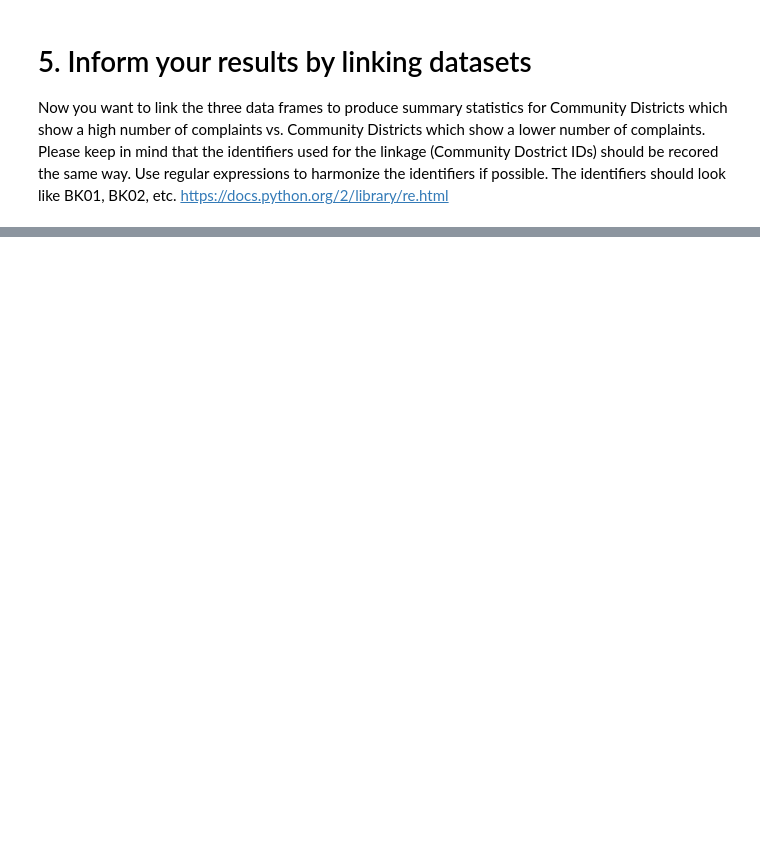
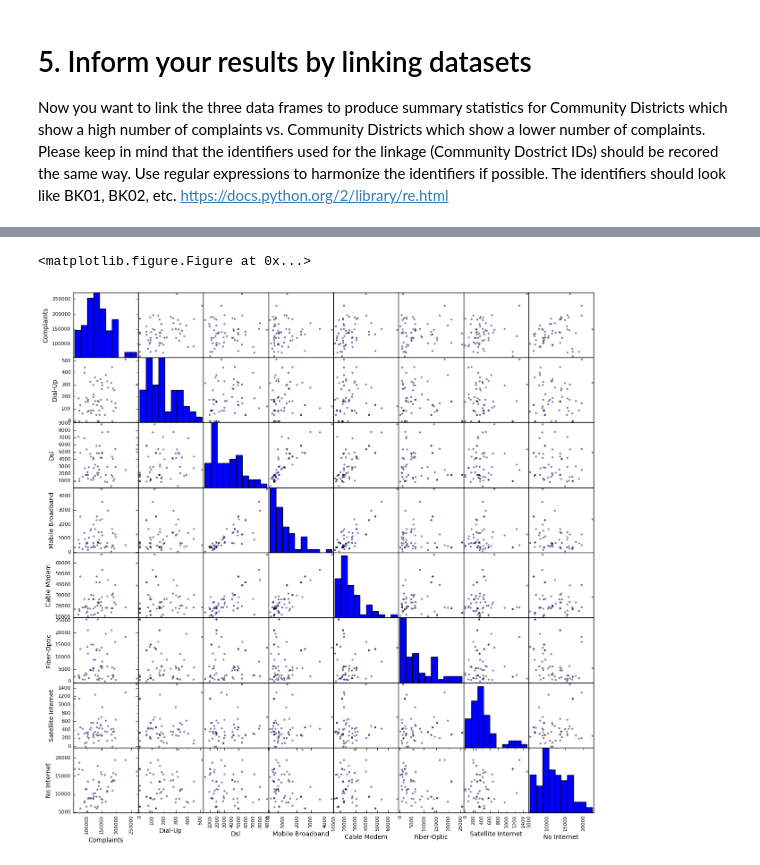
Before and after one commit to fernandomelchor/PUI2016_lmf445, a Jupyter notebook: HW8_lmf445/HW8_lmf445.ipynb, the cells around one changed output, grey strips where cells are left out. Saved outputs shown, nothing was run; the diff lists cells and outputs as text; code cells hidden in the pictures; blank space fills up the shorter version.

```diff
--- a/HW8_lmf445/HW8_lmf445.ipynb
+++ b/HW8_lmf445/HW8_lmf445.ipynb
@@ -427,0 +616,8 @@ https://docs.python.org/2/library/re.html
+# %%
+fig = pl.figure(figsize(15,15))
+pd.scatter_matrix(finaldf[param2], alpha=0.4)
+
+pl.show()
+# %% [output]
+<matplotlib.figure.Figure at 0x...>
+[figure, added]
```
Also changed, not shown: parts of 34 cells of this notebook, 1 other file.
